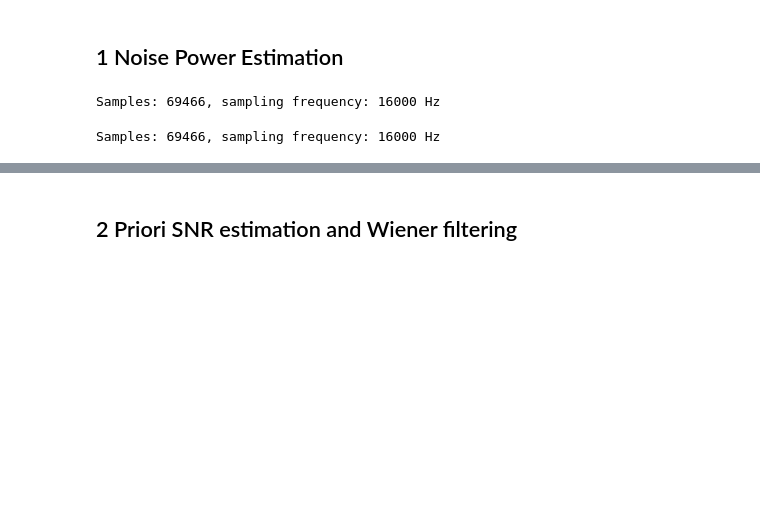
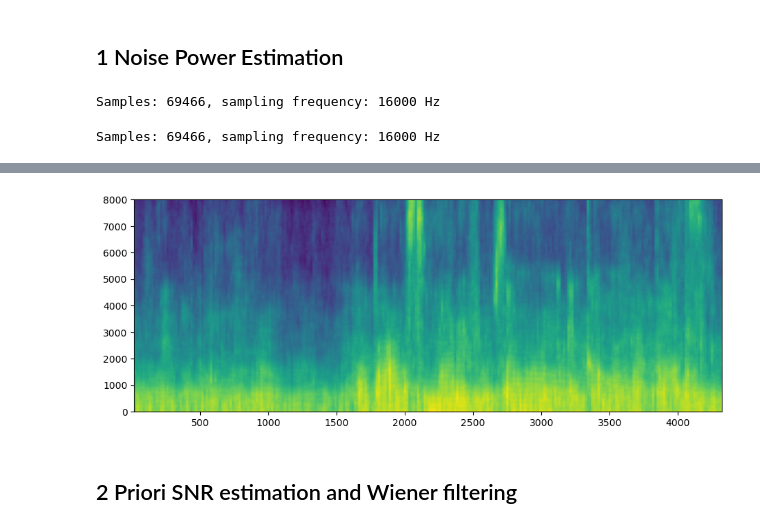
Before and after one commit to iibrahimli/ssp_sose2023, a Jupyter notebook: Exercise6/exercise_6.ipynb, the cells around one changed output, grey strips where cells are left out. Cells and saved outputs as stored; diff of their text form; code cells hidden in the pictures; blank space fills up the shorter version.

```diff
--- a/Exercise6/exercise_6.ipynb
+++ b/Exercise6/exercise_6.ipynb
@@ -137,0 +134,16 @@ array([[0.06003583, 0.10429186, 0.08574982, ..., 1.        , 0.05919796,
+# %%
+# plt.imshow(np.log(m_noise_psd.real))
+
+magnitude = 10 * np.log10(np.maximum(np.square(np.abs(m_noise_psd.real.T)), 10 ** (-15)))
+#magnitude = np.abs(m_stft.T)
+fig = plt.figure()
+ax = fig.add_subplot(111)
+im = ax.imshow(
+    magnitude,
+    cmap="viridis",
+    origin="lower",
+    extent=[frame_centers[0], frame_centers[-1], v_freq[0], v_freq[-1]],
+    aspect="auto",
+)
+# %% [output]
+[figure, added]
```
Also changed, not shown: parts of 15 cells of this notebook, 1 other file.
